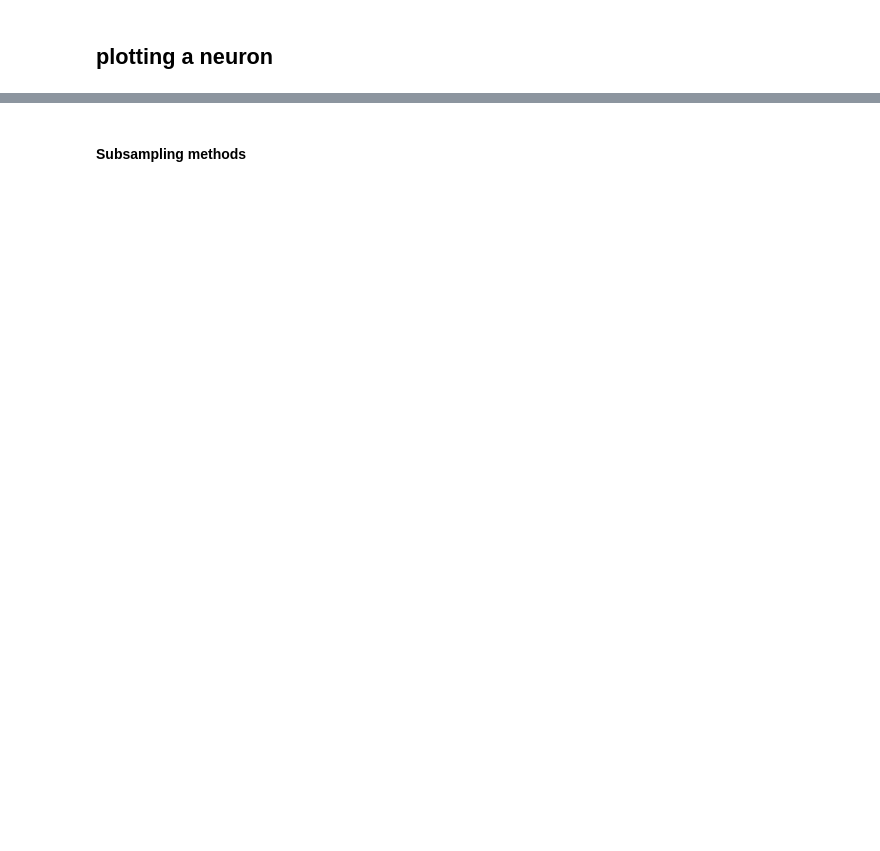
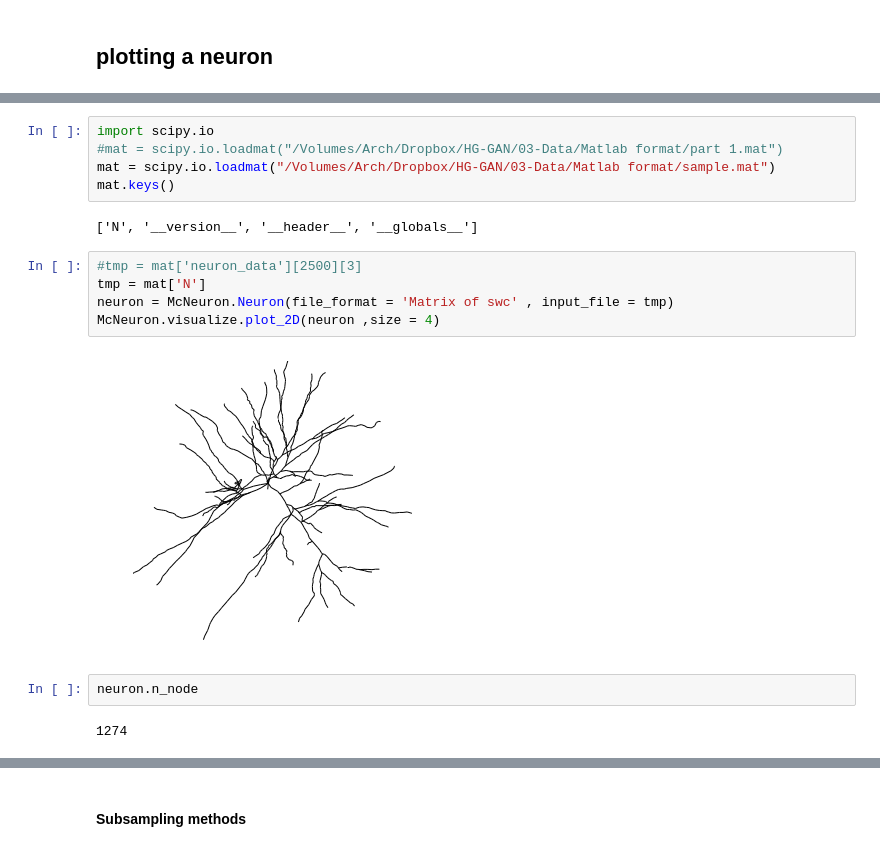
Before and after one commit to RoozbehFarhoodi/McNeuron, a Jupyter notebook: HG-GAN-Geometry.ipynb, the cells around one changed output, grey strips where cells are left out. Saved outputs shown, nothing was run; the diff lists cells and outputs as text; blank space fills up the shorter version.

```diff
--- a/HG-GAN-Geometry.ipynb
+++ b/HG-GAN-Geometry.ipynb
@@ -17,0 +20,18 @@ from numpy import linalg as LA
+# %%
+import scipy.io
+#mat = scipy.io.loadmat("/Volumes/Arch/Dropbox/HG-GAN/03-Data/Matlab format/part 1.mat")
+mat = scipy.io.loadmat("/Volumes/Arch/Dropbox/HG-GAN/03-Data/Matlab format/sample.mat")
+mat.keys()
+# %% [output]
+['N', '__version__', '__header__', '__globals__']
+# %%
+#tmp = mat['neuron_data'][2500][3]
+tmp = mat['N']
+neuron = McNeuron.Neuron(file_format = 'Matrix of swc' , input_file = tmp)
+McNeuron.visualize.plot_2D(neuron ,size = 4)
+# %% [output]
+[figure, added]
+# %%
+neuron.n_node
+# %% [output]
+1274
```
Also changed, not shown: parts of 10 cells of this notebook, 2 other files.
